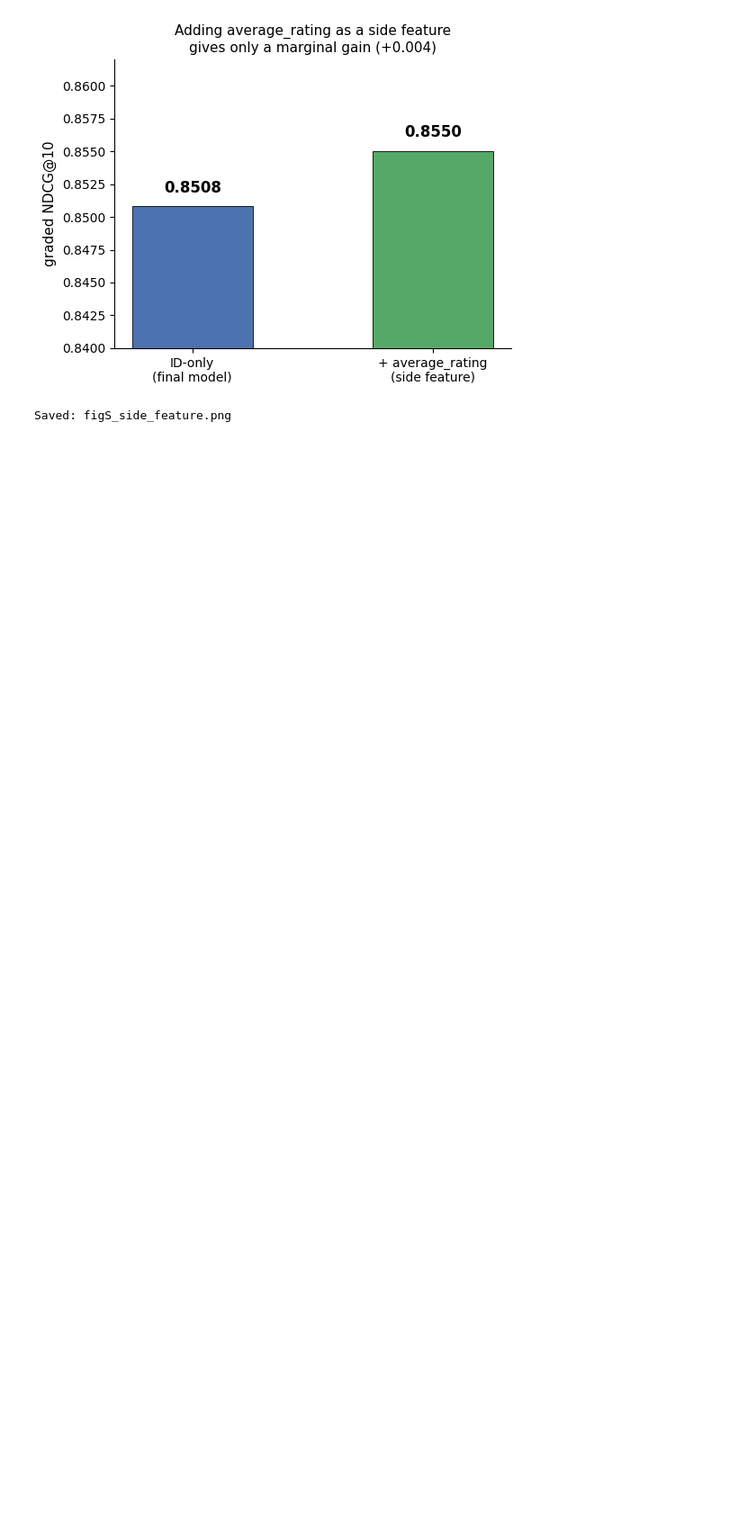
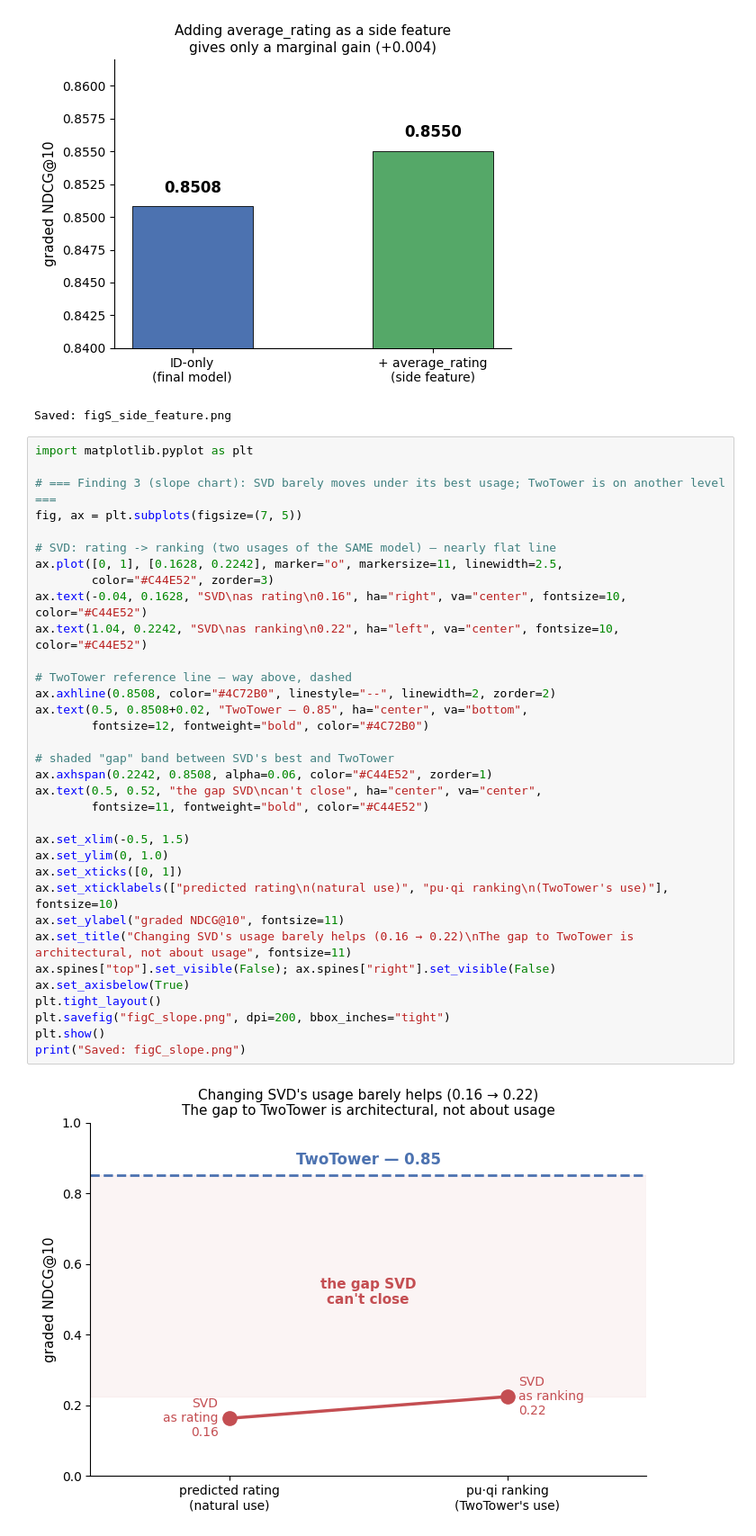
Before and after one commit to dimitripanch/A-Collaborative-Filtering-Approach-to-Book-Recommendation, a Jupyter notebook: graphs.ipynb, the cells around one changed output. Shown at 90% size. Saved outputs shown, nothing was run; the diff lists cells and outputs as text; blank space fills up the shorter version.

Commit message:
Add graph for architectural gap

```diff
--- a/graphs.ipynb
+++ b/graphs.ipynb
@@ -188,3 +188,39 @@ print("Saved: figS_side_feature.png")
 # %% [output]
 [figure]
 Saved: figS_side_feature.png
+# %%
+import matplotlib.pyplot as plt
+
+# === Finding 3 (slope chart): SVD barely moves under its best usage; TwoTower is on another level ===
+fig, ax = plt.subplots(figsize=(7, 5))
+
+# SVD: rating -> ranking (two usages of the SAME model) — nearly flat line
+ax.plot([0, 1], [0.1628, 0.2242], marker="o", markersize=11, linewidth=2.5,
+        color="#C44E52", zorder=3)
+ax.text(-0.04, 0.1628, "SVD\nas rating\n0.16", ha="right", va="center", fontsize=10, color="#C44E52")
+ax.text(1.04, 0.2242, "SVD\nas ranking\n0.22", ha="left", va="center", fontsize=10, color="#C44E52")
+
+# TwoTower reference line — way above, dashed
+ax.axhline(0.8508, color="#4C72B0", linestyle="--", linewidth=2, zorder=2)
+ax.text(0.5, 0.8508+0.02, "TwoTower — 0.85", ha="center", va="bottom",
+        fontsize=12, fontweight="bold", color="#4C72B0")
+
+# shaded "gap" band between SVD's best and TwoTower
+ax.axhspan(0.2242, 0.8508, alpha=0.06, color="#C44E52", zorder=1)
+ax.text(0.5, 0.52, "the gap SVD\ncan't close", ha="center", va="center",
+        fontsize=11, fontweight="bold", color="#C44E52")
+
+ax.set_xlim(-0.5, 1.5)
+ax.set_ylim(0, 1.0)
+ax.set_xticks([0, 1])
+ax.set_xticklabels(["predicted rating\n(natural use)", "pu·qi ranking\n(TwoTower's use)"], fontsize=10)
+ax.set_ylabel("graded NDCG@10", fontsize=11)
+ax.set_title("Changing SVD's usage barely helps (0.16 → 0.22)\nThe gap to TwoTower is architectural, not about usage", fontsize=11)
+ax.spines["top"].set_visible(False); ax.spines["right"].set_visible(False)
+ax.set_axisbelow(True)
+plt.tight_layout()
+plt.savefig("figC_slope.png", dpi=200, bbox_inches="tight")
+plt.show()
+print("Saved: figC_slope.png")
+# %% [output]
+[figure, added]
```
Also changed, not shown: parts of 1 cell of this notebook, 1 other file.
